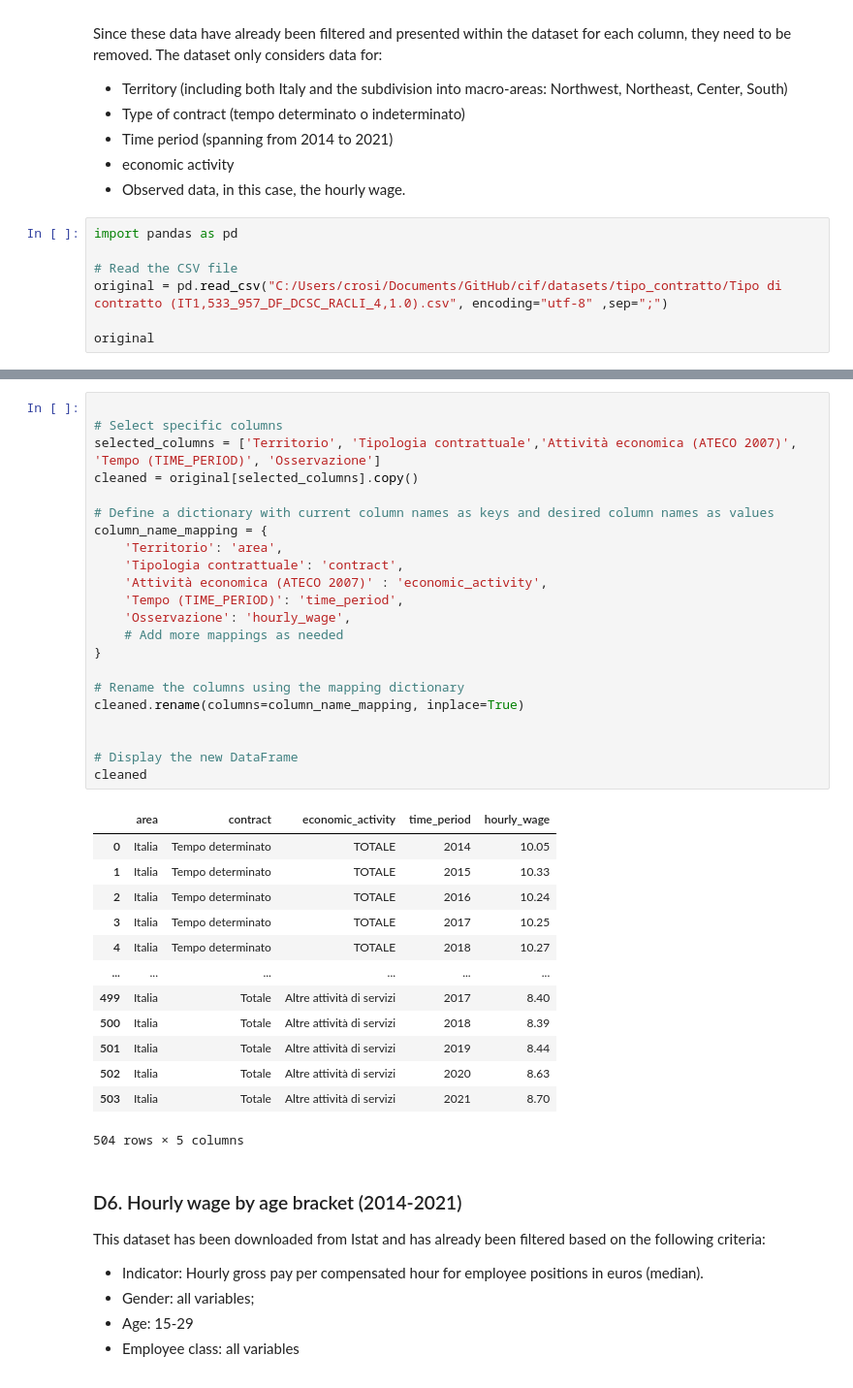
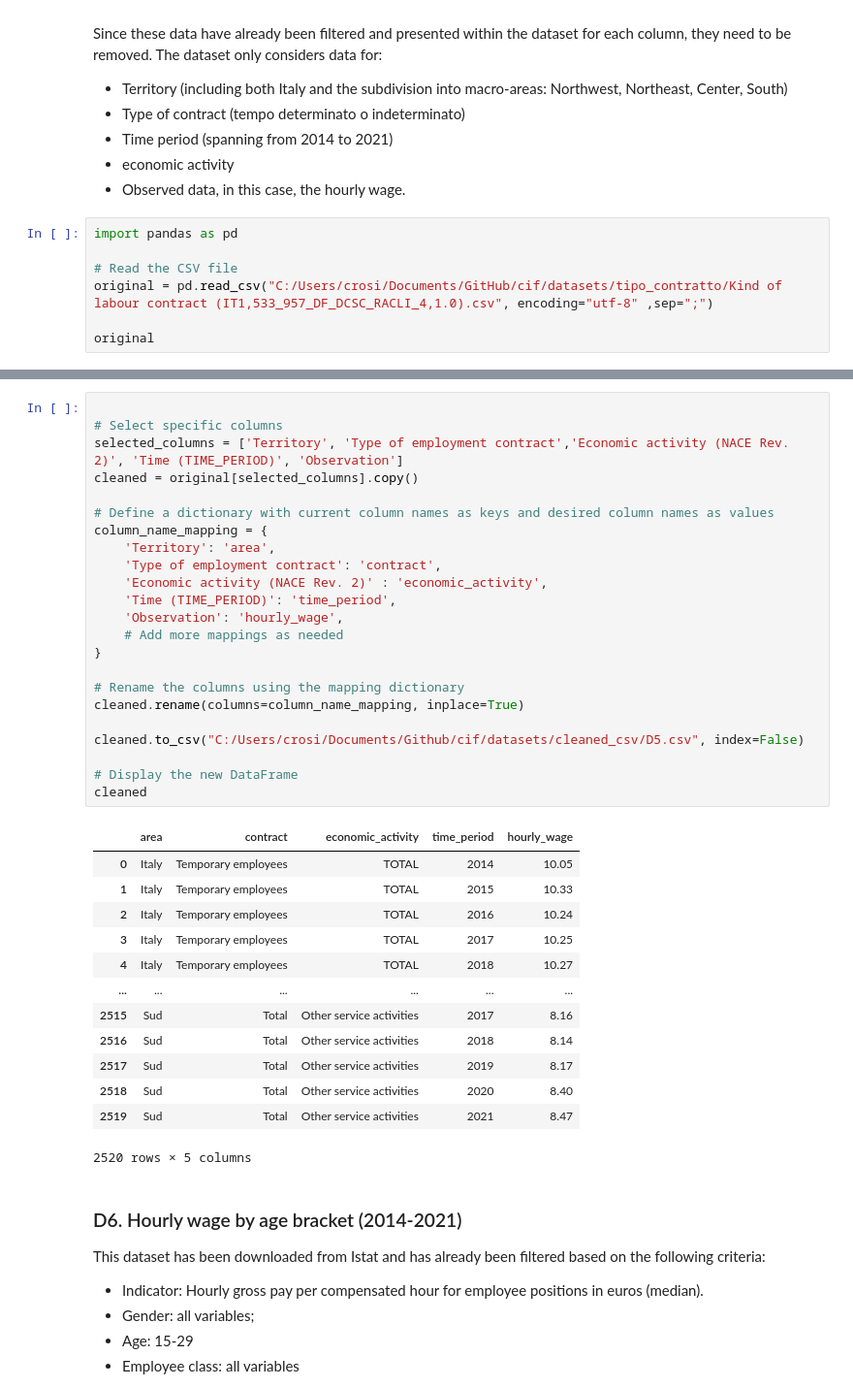
Before and after one commit to giorgiacrosilla/cif, a Jupyter notebook: datasets/cleaning_istat.ipynb, the cells around one changed output, grey strips where cells are left out. Shown: that part at 97% size. Cells and saved outputs as stored; diff of their text form.

```diff
--- a/datasets/cleaning_istat.ipynb
+++ b/datasets/cleaning_istat.ipynb
@@ -300,6 +343,6 @@ Since these data have already been filtered and presented within the dataset for
 import pandas as pd
 
 # Read the CSV file
-original = pd.read_csv("C:/Users/crosi/Documents/GitHub/cif/datasets/tipo_contratto/Tipo di contratto (IT1,533_957_DF_DCSC_RACLI_4,1.0).csv", encoding="utf-8" ,sep=";")
+original = pd.read_csv("C:/Users/crosi/Documents/GitHub/cif/datasets/tipo_contratto/Kind of labour contract (IT1,533_957_DF_DCSC_RACLI_4,1.0).csv", encoding="utf-8" ,sep=";")
 
 original
@@ -306,39 +363,40 @@ original
 # %%
 
 # Select specific columns
-selected_columns = ['Territorio', 'Tipologia contrattuale','Attività economica (ATECO 2007)', 'Tempo (TIME_PERIOD)', 'Osservazione']
+selected_columns = ['Territory', 'Type of employment contract','Economic activity (NACE Rev. 2)', 'Time (TIME_PERIOD)', 'Observation']
 cleaned = original[selected_columns].copy()
 
 # Define a dictionary with current column names as keys and desired column names as values
 column_name_mapping = {
-    'Territorio': 'area',
-    'Tipologia contrattuale': 'contract',
-    'Attività economica (ATECO 2007)' : 'economic_activity',
-    'Tempo (TIME_PERIOD)': 'time_period',
-    'Osservazione': 'hourly_wage',
+    'Territory': 'area',
+    'Type of employment contract': 'contract',
+    'Economic activity (NACE Rev. 2)' : 'economic_activity',
+    'Time (TIME_PERIOD)': 'time_period',
+    'Observation': 'hourly_wage',
     # Add more mappings as needed
 }
 
 # Rename the columns using the mapping dictionary
 cleaned.rename(columns=column_name_mapping, inplace=True)
 
+cleaned.to_csv("C:/Users/crosi/Documents/Github/cif/datasets/cleaned_csv/D5.csv", index=False)
 
 # Display the new DataFrame
 cleaned
 # %% [output]
 |  | area | contract | economic_activity | time_period | hourly_wage |
-| 0 | Italia | Tempo determinato | TOTALE | 2014 | 10.05 |
-| 1 | Italia | Tempo determinato | TOTALE | 2015 | 10.33 |
-| 2 | Italia | Tempo determinato | TOTALE | 2016 | 10.24 |
-| 3 | Italia | Tempo determinato | TOTALE | 2017 | 10.25 |
-| 4 | Italia | Tempo determinato | TOTALE | 2018 | 10.27 |
+| 0 | Italy | Temporary employees | TOTAL | 2014 | 10.05 |
+| 1 | Italy | Temporary employees | TOTAL | 2015 | 10.33 |
+| 2 | Italy | Temporary employees | TOTAL | 2016 | 10.24 |
+| 3 | Italy | Temporary employees | TOTAL | 2017 | 10.25 |
+| 4 | Italy | Temporary employees | TOTAL | 2018 | 10.27 |
 | ... | ... | ... | ... | ... | ... |
-| 499 | Italia | Totale | Altre attività di servizi | 2017 | 8.40 |
-| 500 | Italia | Totale | Altre attività di servizi | 2018 | 8.39 |
-| 501 | Italia | Totale | Altre attività di servizi | 2019 | 8.44 |
-| 502 | Italia | Totale | Altre attività di servizi | 2020 | 8.63 |
-| 503 | Italia | Totale | Altre attività di servizi | 2021 | 8.70 |
+| 2515 | Sud | Total | Other service activities | 2017 | 8.16 |
+| 2516 | Sud | Total | Other service activities | 2018 | 8.14 |
+| 2517 | Sud | Total | Other service activities | 2019 | 8.17 |
+| 2518 | Sud | Total | Other service activities | 2020 | 8.40 |
+| 2519 | Sud | Total | Other service activities | 2021 | 8.47 |
-504 rows × 5 columns
+2520 rows × 5 columns
 # %% [markdown]
 ### D6. Hourly wage by age bracket (2014-2021)
 
```
Also changed, not shown: parts of 14 cells of this notebook, 24 other files.
